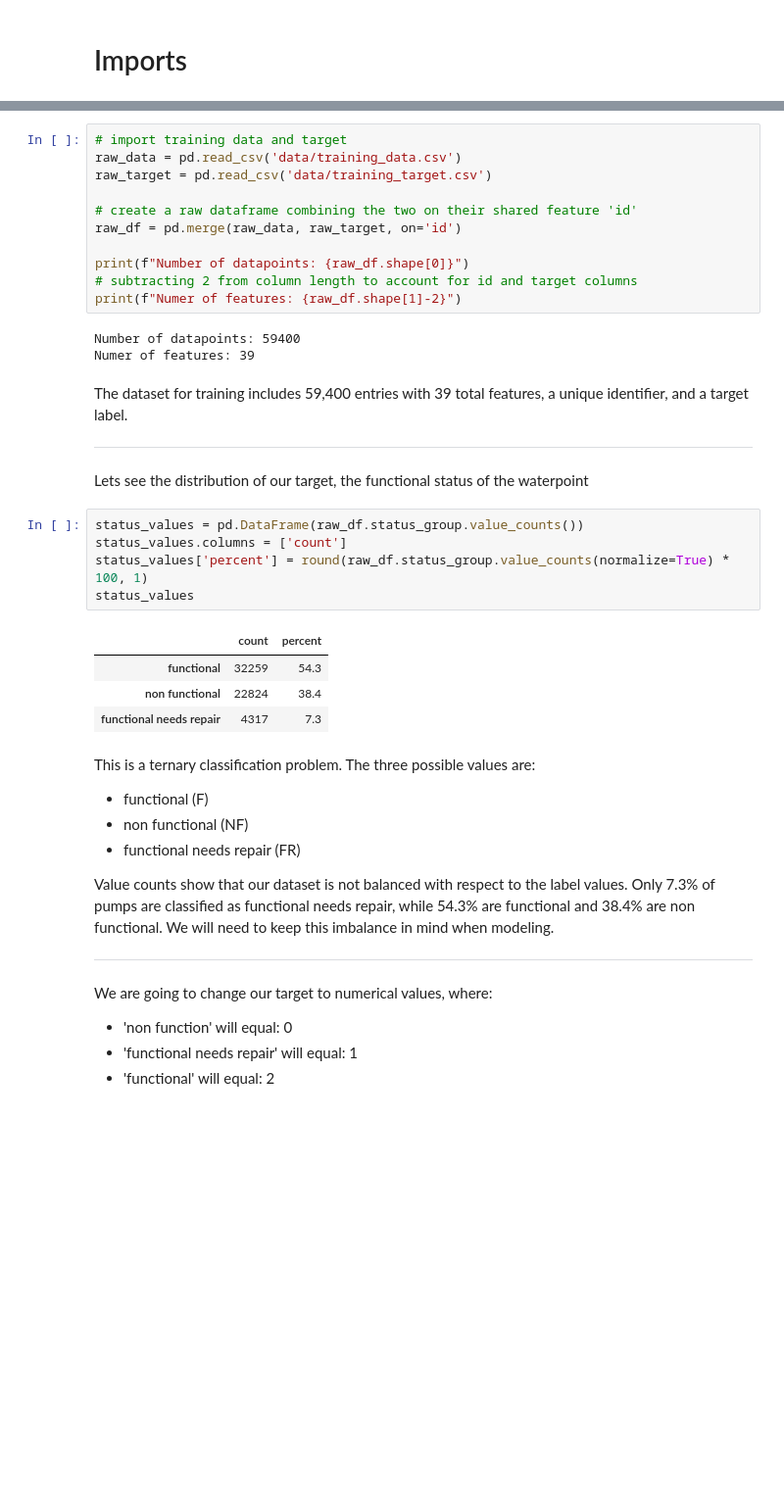
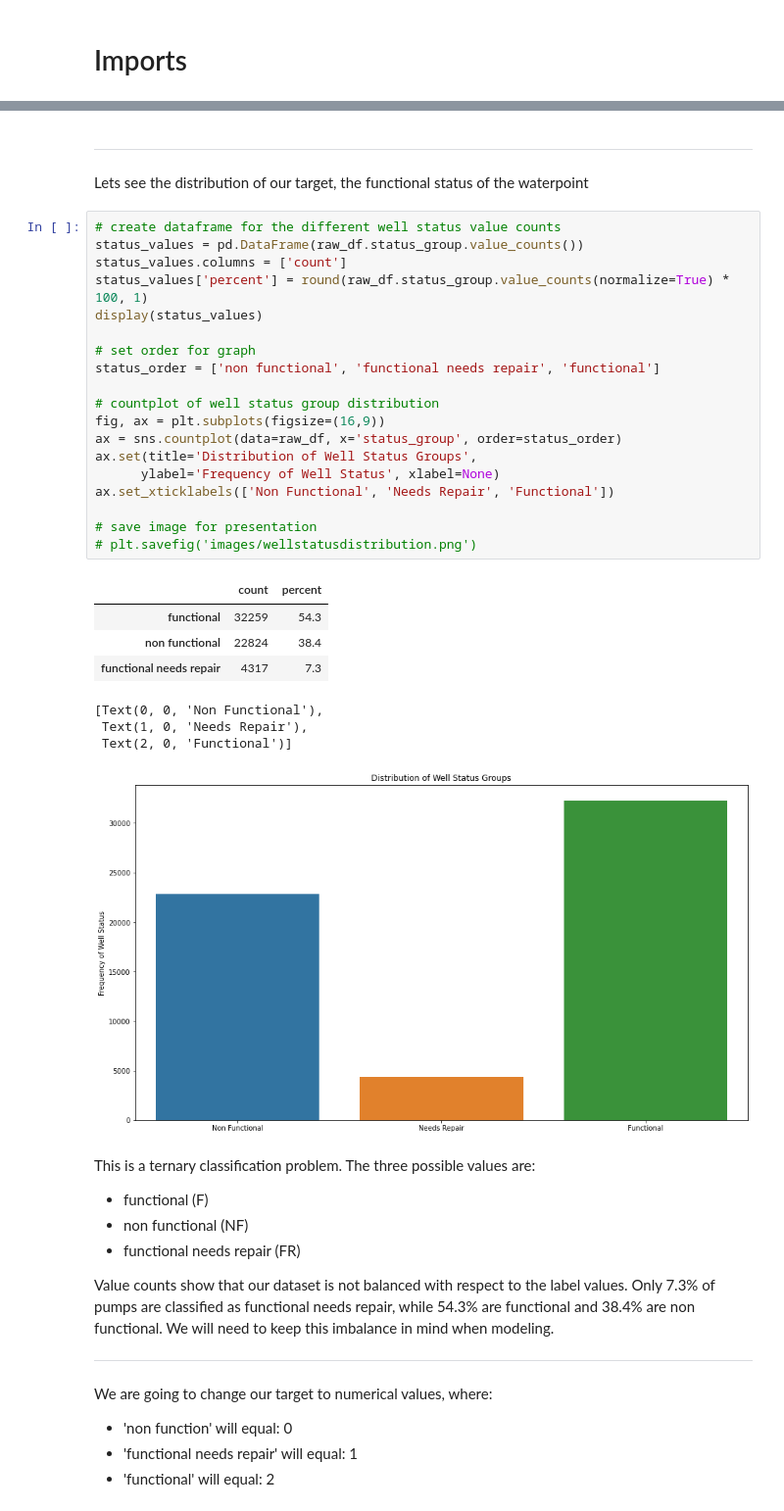
Before and after one commit to brtracy/phase_3_project, a Jupyter notebook: EDA.ipynb, the cells around one changed output, grey strips where cells are left out. Shown at 98% size. Cells and saved outputs as stored; diff of their text form; blank space fills up the shorter version.

Commit message:
overdue commit,
still need to go over presentation, print to pdf, do readme

```diff
--- a/EDA.ipynb
+++ b/EDA.ipynb
@@ -28,31 +42,34 @@ random.seed(42)
-# %%
-# import training data and target
-raw_data = pd.read_csv('data/training_data.csv')
-raw_target = pd.read_csv('data/training_target.csv')
-
-# create a raw dataframe combining the two on their shared feature 'id'
-raw_df = pd.merge(raw_data, raw_target, on='id')
-
-print(f"Number of datapoints: {raw_df.shape[0]}")
-# subtracting 2 from column length to account for id and target columns
-print(f"Numer of features: {raw_df.shape[1]-2}")
-# %% [output]
-Number of datapoints: 59400
-Numer of features: 39
 # %% [markdown]
-The dataset for training includes 59,400 entries with 39 total features, a unique identifier, and a target label.
-______
+-----------------
 Lets see the distribution of our target, the functional status of the waterpoint
 # %%
+# create dataframe for the different well status value counts
 status_values = pd.DataFrame(raw_df.status_group.value_counts())
 status_values.columns = ['count']
 status_values['percent'] = round(raw_df.status_group.value_counts(normalize=True) * 100, 1)
-status_values
+display(status_values)
+
+# set order for graph
+status_order = ['non functional', 'functional needs repair', 'functional']
+
+# countplot of well status group distribution
+fig, ax = plt.subplots(figsize=(16,9))
+ax = sns.countplot(data=raw_df, x='status_group', order=status_order)
+ax.set(title='Distribution of Well Status Groups',
+      ylabel='Frequency of Well Status', xlabel=None)
+ax.set_xticklabels(['Non Functional', 'Needs Repair', 'Functional'])
+
+# save image for presentation
+# plt.savefig('images/wellstatusdistribution.png')
 # %% [output]
 |  | count | percent |
 | functional | 32259 | 54.3 |
 | non functional | 22824 | 38.4 |
 | functional needs repair | 4317 | 7.3 |
+[Text(0, 0, 'Non Functional'),
+ Text(1, 0, 'Needs Repair'),
+ Text(2, 0, 'Functional')]
+[figure, added]
 # %% [markdown]
 This is a ternary classification problem. The three possible values are:
 - functional (F)
```
Also changed, not shown: parts of 66 cells of this notebook, 36 other files.
